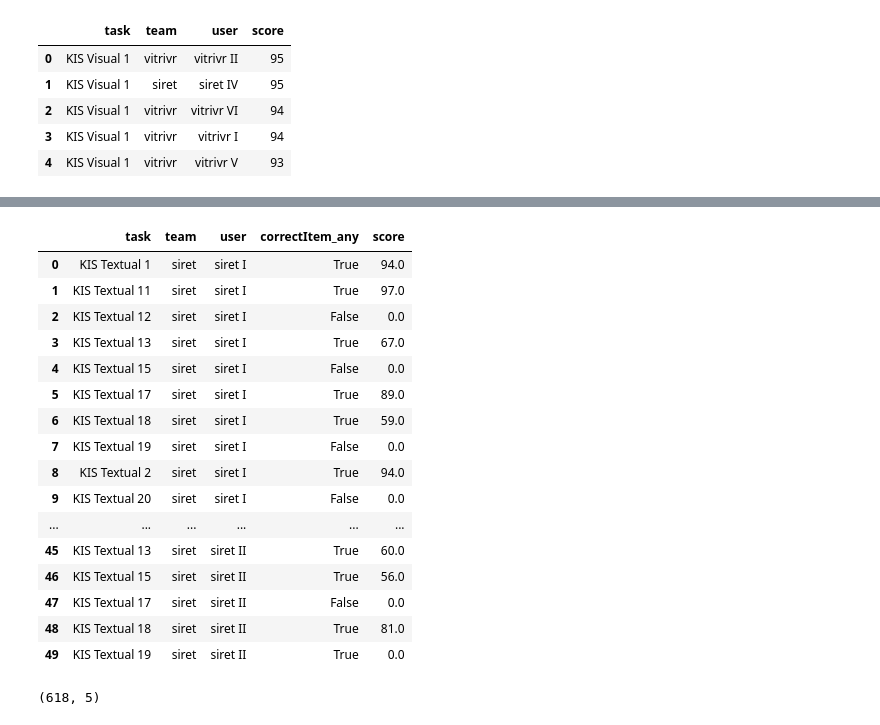
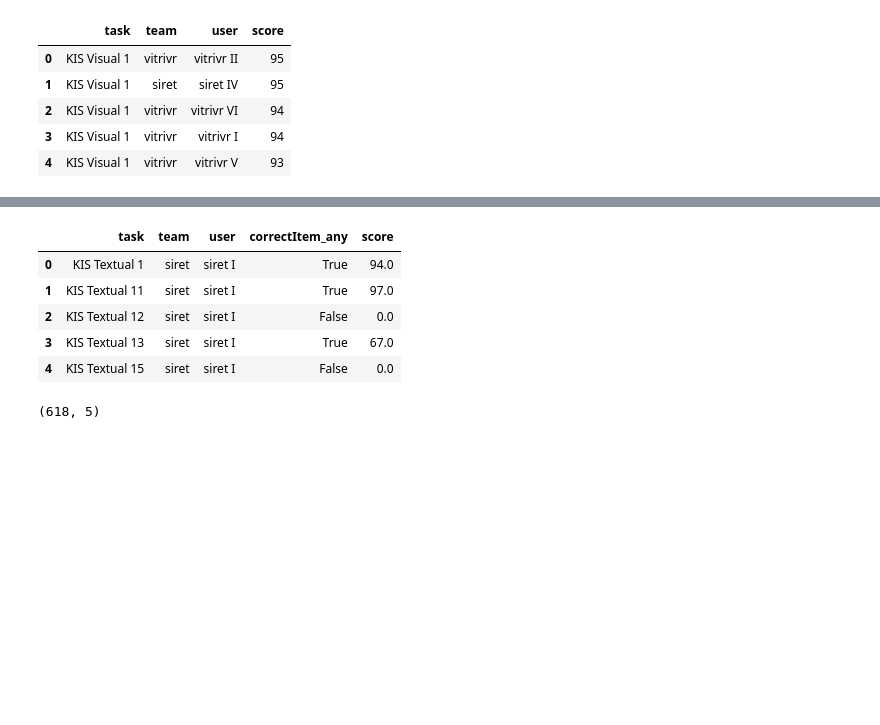
Before and after one commit to lucaro/siretVSvitrivr2020, a Jupyter notebook: StatSignEvaluation/StatEval.ipynb, the cells around one changed output, grey strips where cells are left out. Saved outputs shown, nothing was run; the diff lists cells and outputs as text; code cells hidden in the pictures; blank space fills up the shorter version.

```diff
--- a/StatSignEvaluation/StatEval.ipynb
+++ b/StatSignEvaluation/StatEval.ipynb
@@ -553,24 +531,13 @@ dataScore.head(50)
 # %%
-dataScore = dataScoreMerged.fillna(0)
-dataScore.head(50)
+dataScore = dataScore.fillna(0)
+dataScore.head()
 # %% [output]
 |  | task | team | user | correctItem_any | score |
 | 0 | KIS Textual 1 | siret | siret I | True | 94.0 |
 | 1 | KIS Textual 11 | siret | siret I | True | 97.0 |
 | 2 | KIS Textual 12 | siret | siret I | False | 0.0 |
 | 3 | KIS Textual 13 | siret | siret I | True | 67.0 |
 | 4 | KIS Textual 15 | siret | siret I | False | 0.0 |
-| 5 | KIS Textual 17 | siret | siret I | True | 89.0 |
-| 6 | KIS Textual 18 | siret | siret I | True | 59.0 |
-| 7 | KIS Textual 19 | siret | siret I | False | 0.0 |
-| 8 | KIS Textual 2 | siret | siret I | True | 94.0 |
-| 9 | KIS Textual 20 | siret | siret I | False | 0.0 |
-| ... | ... | ... | ... | ... | ... |
-| 45 | KIS Textual 13 | siret | siret II | True | 60.0 |
-| 46 | KIS Textual 15 | siret | siret II | True | 56.0 |
-| 47 | KIS Textual 17 | siret | siret II | False | 0.0 |
-| 48 | KIS Textual 18 | siret | siret II | True | 81.0 |
-| 49 | KIS Textual 19 | siret | siret II | True | 0.0 |
 # %%
 dataScore.shape
 # %% [output]
```
Also changed, not shown: parts of 25 cells of this notebook.
